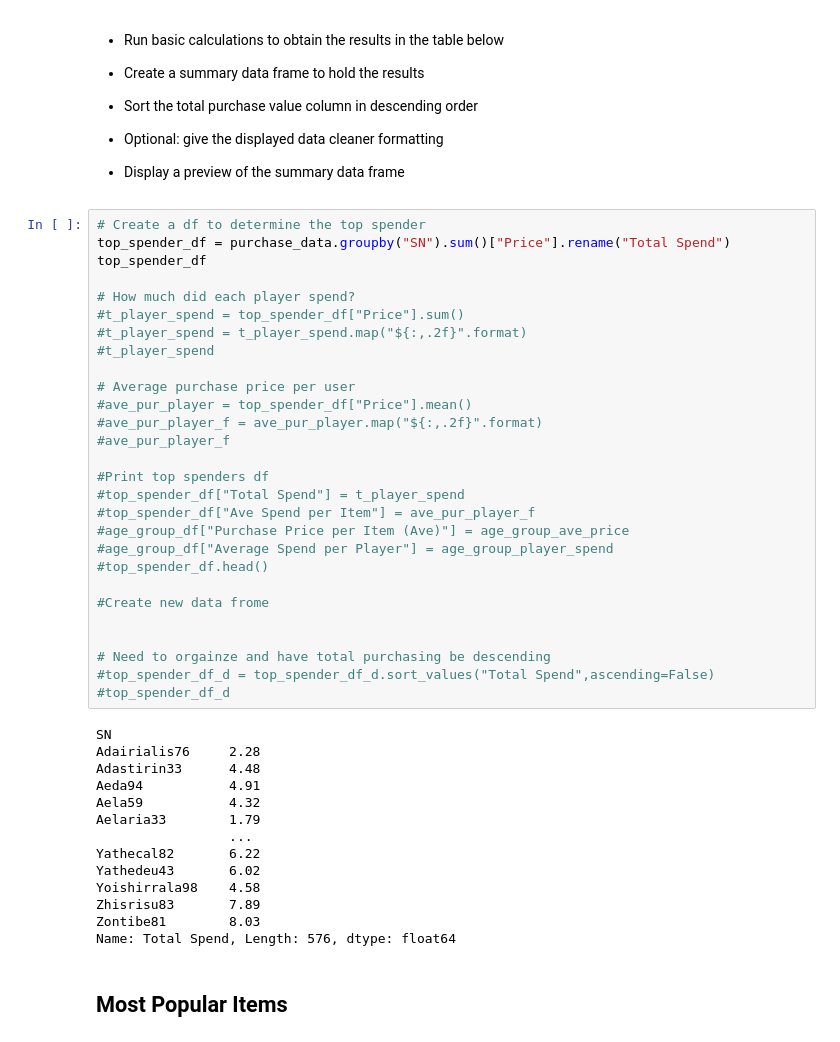
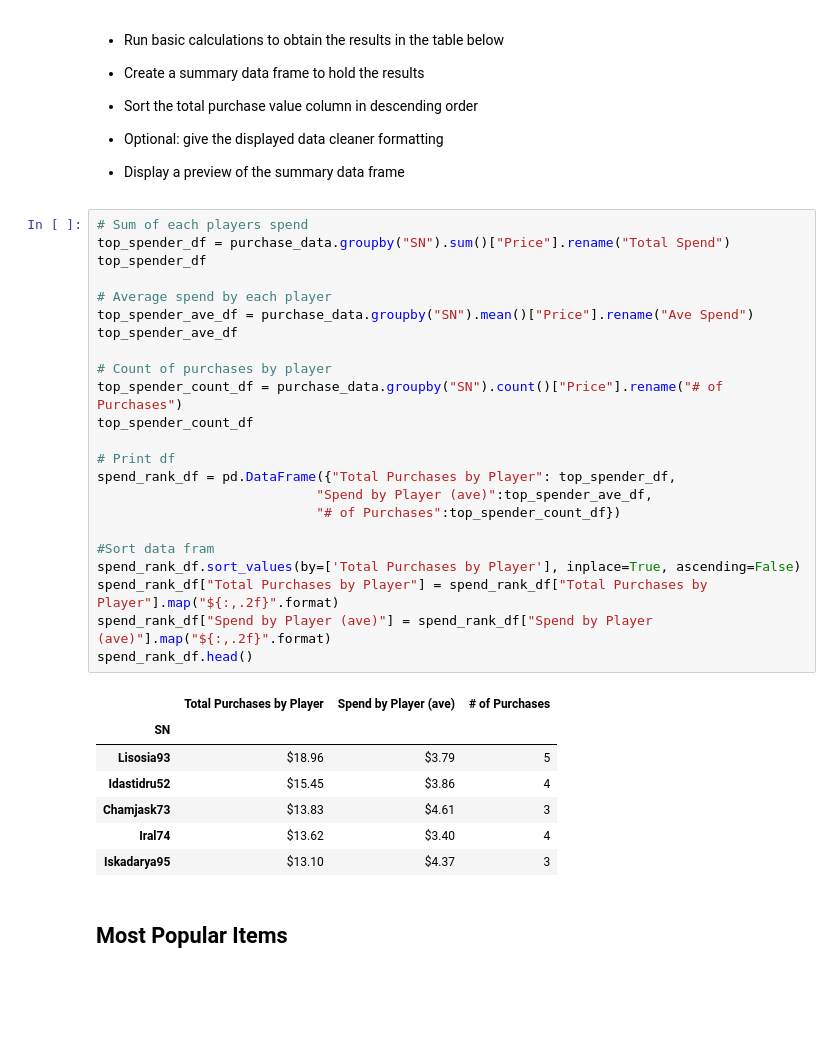
Before and after one commit to FLtoCOTransplant/pandas-challenge, a Jupyter notebook: HeroesOfPymoli_starter.ipynb, the cells around one changed output. Drawn from its saved outputs; the diff is of its cells as text; blank space fills up the shorter version.

```diff
--- a/HeroesOfPymoli_starter.ipynb
+++ b/HeroesOfPymoli_starter.ipynb
@@ -309,48 +302,37 @@ Name: Price, dtype: float64
 
 
 * Display a preview of the summary data frame
-# %%
-# Create a df to determine the top spender
-top_spender_df = purchase_data.groupby("SN").sum()["Price"].rename("Total Spend")
-top_spender_df
-
-# How much did each player spend?
-#t_player_spend = top_spender_df["Price"].sum()
-#t_player_spend = t_player_spend.map("${:,.2f}".format)
-#t_player_spend
-
-# Average purchase price per user
-#ave_pur_player = top_spender_df["Price"].mean()
-#ave_pur_player_f = ave_pur_player.map("${:,.2f}".format)
-#ave_pur_player_f
-
-#Print top spenders df
-#top_spender_df["Total Spend"] = t_player_spend
-#top_spender_df["Ave Spend per Item"] = ave_pur_player_f
-#age_group_df["Purchase Price per Item (Ave)"] = age_group_ave_price
-#age_group_df["Average Spend per Player"] = age_group_player_spend
-#top_spender_df.head()
-
-#Create new data frome
-
-
-# Need to orgainze and have total purchasing be descending
-#top_spender_df_d = top_spender_df_d.sort_values("Total Spend",ascending=False)
-#top_spender_df_d
-# %% [output]
-SN
-Adairialis76     2.28
-Adastirin33      4.48
-Aeda94           4.91
-Aela59           4.32
-Aelaria33        1.79
-                 ...
-Yathecal82       6.22
-Yathedeu43       6.02
-Yoishirrala98    4.58
-Zhisrisu83       7.89
-Zontibe81        8.03
-Name: Total Spend, Length: 576, dtype: float64
+# %%
+# Sum of each players spend
+top_spender_df = purchase_data.groupby("SN").sum()["Price"].rename("Total Spend")
+top_spender_df
+
+# Average spend by each player
+top_spender_ave_df = purchase_data.groupby("SN").mean()["Price"].rename("Ave Spend")
+top_spender_ave_df
+
+# Count of purchases by player
+top_spender_count_df = purchase_data.groupby("SN").count()["Price"].rename("# of Purchases")
+top_spender_count_df
+
+# Print df
+spend_rank_df = pd.DataFrame({"Total Purchases by Player": top_spender_df,
+                            "Spend by Player (ave)":top_spender_ave_df,
+                            "# of Purchases":top_spender_count_df})
+
+#Sort data fram
+spend_rank_df.sort_values(by=['Total Purchases by Player'], inplace=True, ascending=False)
+spend_rank_df["Total Purchases by Player"] = spend_rank_df["Total Purchases by Player"].map("${:,.2f}".format)
+spend_rank_df["Spend by Player (ave)"] = spend_rank_df["Spend by Player (ave)"].map("${:,.2f}".format)
+spend_rank_df.head()
+# %% [output]
+|  | Total Purchases by Player | Spend by Player (ave) | # of Purchases |
+| SN |  |  |  |
+| Lisosia93 | $18.96 | $3.79 | 5 |
+| Idastidru52 | $15.45 | $3.86 | 4 |
+| Chamjask73 | $13.83 | $4.61 | 3 |
+| Iral74 | $13.62 | $3.40 | 4 |
+| Iskadarya95 | $13.10 | $4.37 | 3 |
 # %% [markdown]
 ## Most Popular Items
 # %% [markdown]
```
Also changed, not shown: parts of 4 cells of this notebook.
